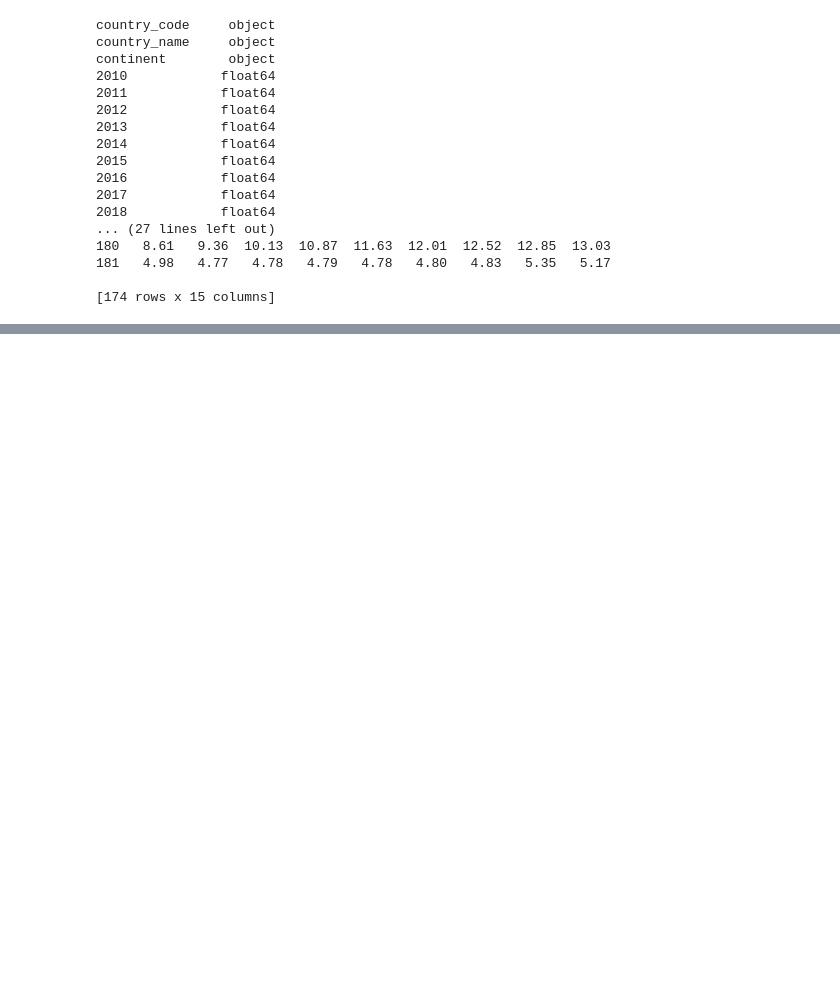
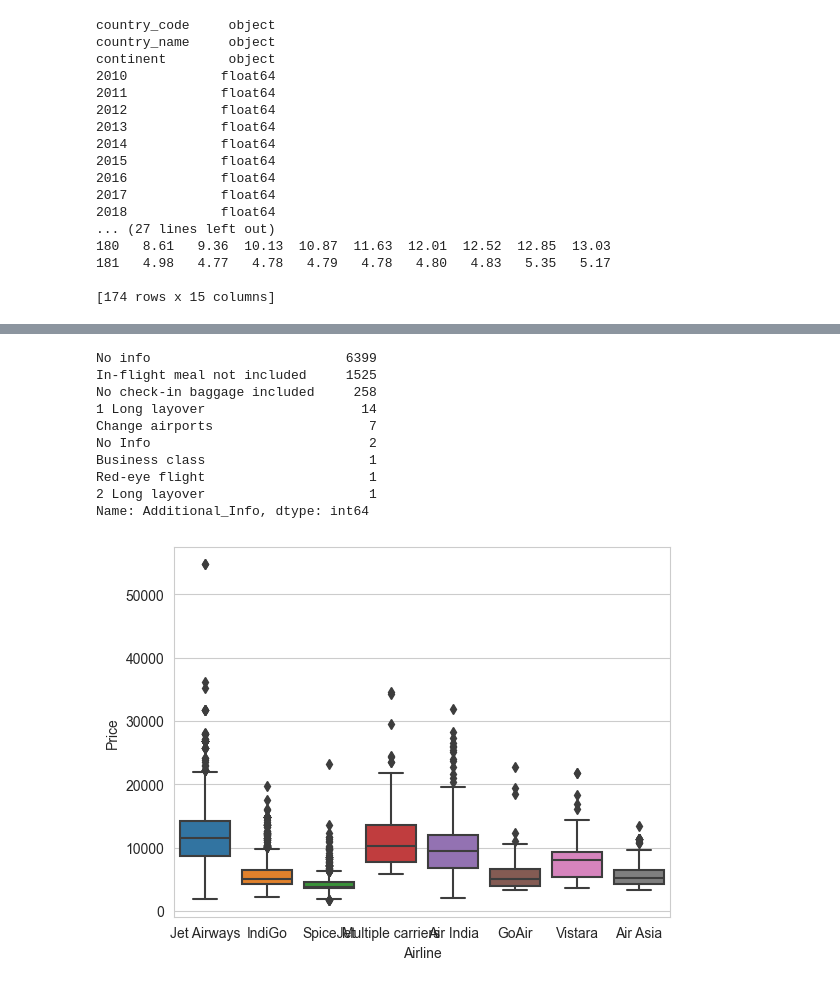
Before and after one commit to GuoweiYang19891101/data_analyst_with_python, a Jupyter notebook: datacamp_data_analyst_career_python/12_exploratory_data_analysis_python.ipynb, the cells around one changed output, grey strips where cells are left out. Drawn from its saved outputs; the diff is of its cells as text; code cells hidden in the pictures; blank space fills up the shorter version.

```diff
--- a/datacamp_data_analyst_career_python/12_exploratory_data_analysis_python.ipynb
+++ b/datacamp_data_analyst_career_python/12_exploratory_data_analysis_python.ipynb
@@ -131,0 +223,23 @@ plt.show()
+# %%
+# Code for part 2.1
+
+# dealing with missing data
+import pandas as pd
+
+# get the data
+planes = pd.read_csv('12_datasets/planes.csv')
+# print(planes.head())
+
+# print number of missing values in each column
+print(planes.isna().sum())
+
+# find threshold (5%)
+threshold = len(planes) * 0.05
+
+# create a filter
+cols_to_drop = planes.columns[planes.isna().sum() <= threshold]
+# print(cols_to_drop)
+
+# drop missing values with filter
+planes.dropna(subset=cols_to_drop, inplace=True)
+print(planes.isna().sum())
@@ -131,0 +264,28 @@ plt.show()
+# %%
+# Code for part 2.1 (continue)
+
+# strategies for remaining missing data
+import pandas as pd
+import seaborn as sns
+import matplotlib.pyplot as plt
+
+# check 'Additional_Info' column
+print(planes['Additional_Info'].value_counts())
+
+# check 'Price' column
+sns.boxplot(data=planes, x='Airline', y='Price')
+plt.show()
+
+# we can remove 'Additional_Info' column and impute 'Price' column with subgroup median
+# %% [output]
+No info                         6399
+In-flight meal not included     1525
+No check-in baggage included     258
+1 Long layover                    14
+Change airports                    7
+No Info                            2
+Business class                     1
+Red-eye flight                     1
+2 Long layover                     1
+Name: Additional_Info, dtype: int64
+[figure, added]
```
Also changed, not shown: parts of 11 cells of this notebook.
